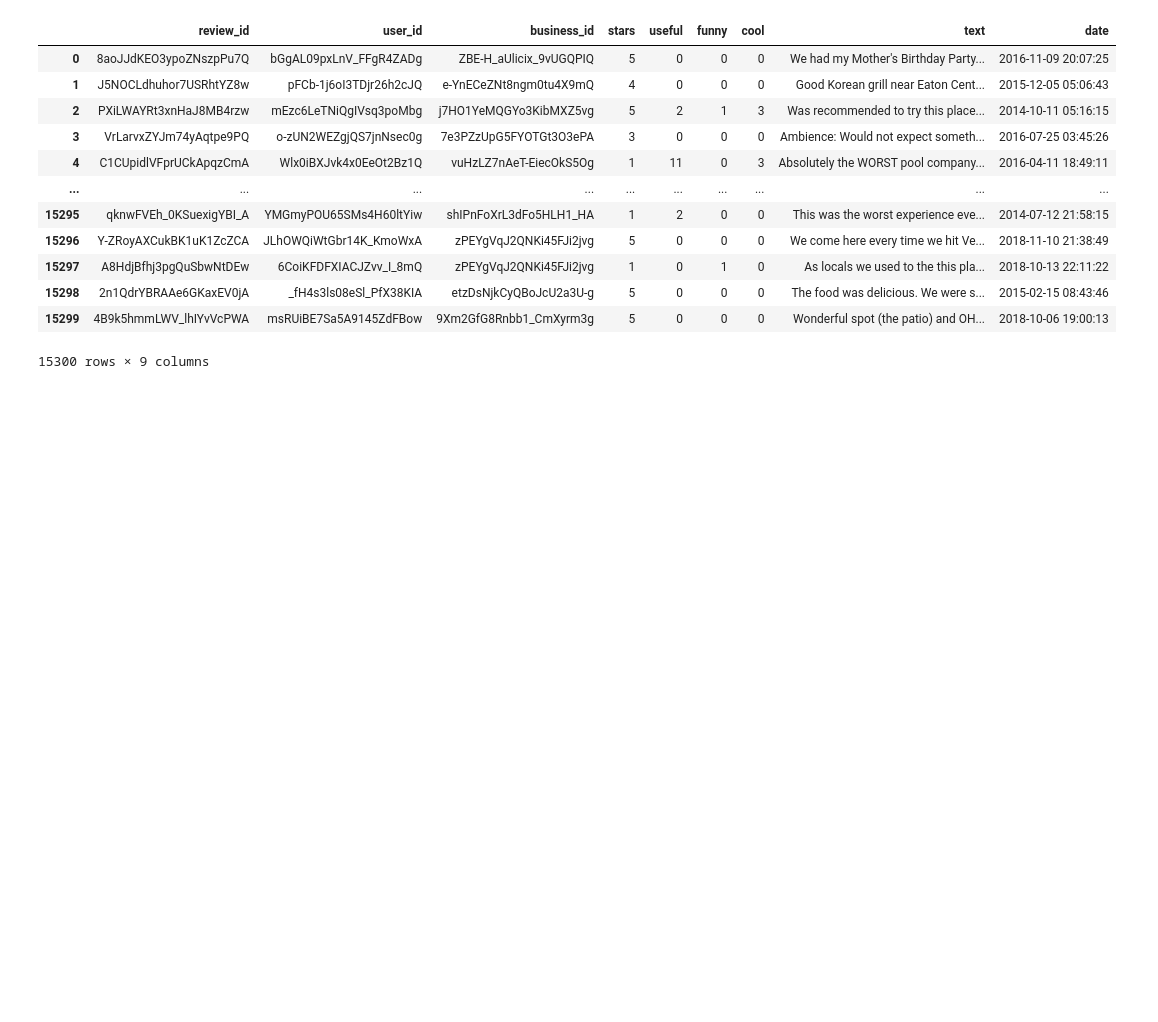
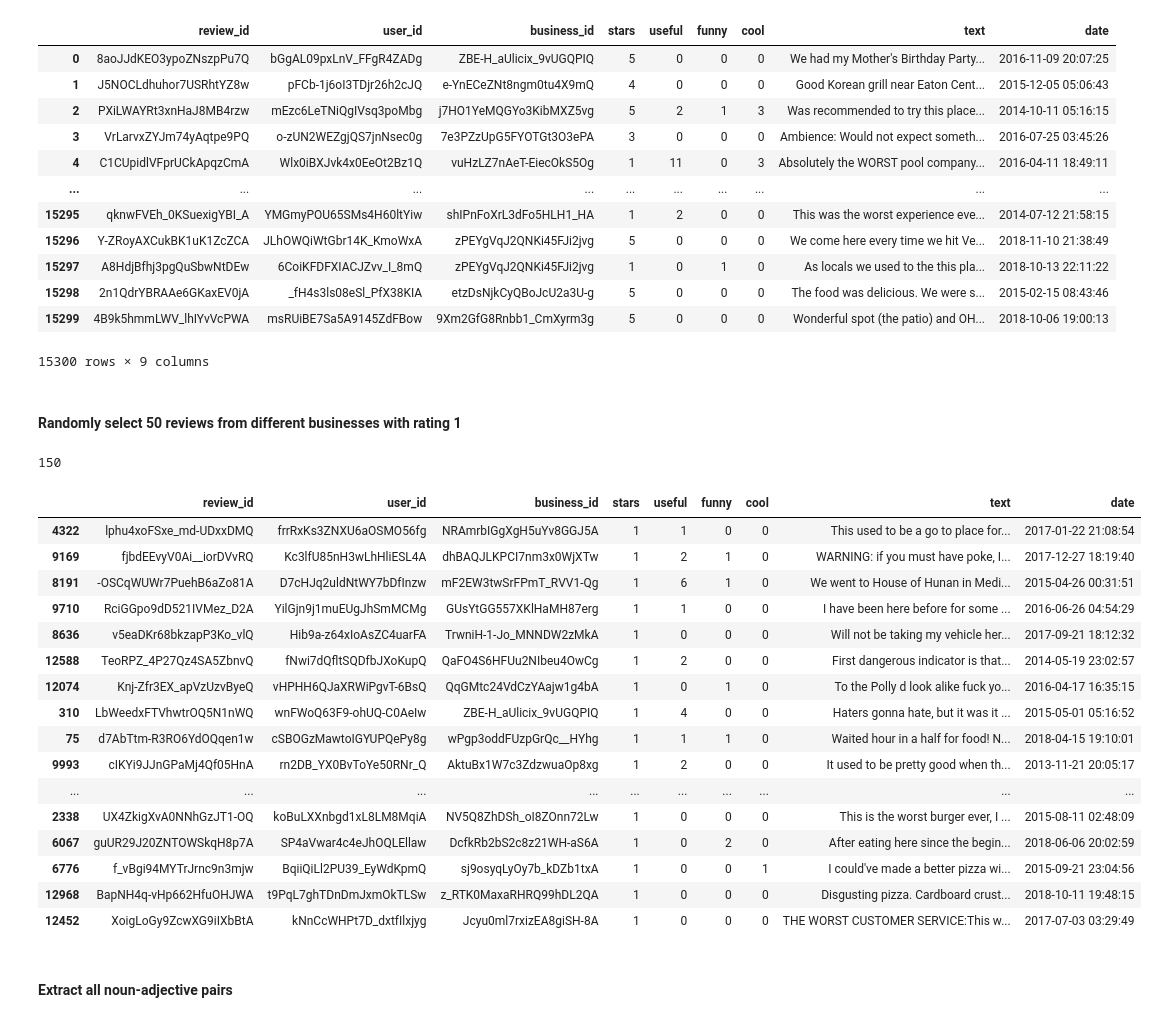
Before and after one commit to kaneishere/CZ4045, a Jupyter notebook: Most frequent pairing/noun-adj-pair.ipynb, the cells around one changed output. Saved outputs shown, nothing was run; the diff lists cells and outputs as text; code cells hidden in the pictures; blank space fills up the shorter version.

```diff
--- a/Most frequent pairing/noun-adj-pair.ipynb
+++ b/Most frequent pairing/noun-adj-pair.ipynb
@@ -23,3 +23,5 @@ display(data)
 | 15298 | 2n1QdrYBRAAe6GKaxEV0jA | _fH4s3ls08eSl_PfX38KIA | etzDsNjkCyQBoJcU2a3U-g | 5 | 0 | 0 | 0 | The food was delicious. We were s... | 2015-02-15 08:43:46 |
 | 15299 | 4B9k5hmmLWV_lhIYvVcPWA | msRUiBE7Sa5A9145ZdFBow | 9Xm2GfG8Rnbb1_CmXyrm3g | 5 | 0 | 0 | 0 | Wonderful spot (the patio) and OH... | 2018-10-06 19:00:13 |
 15300 rows × 9 columns
+# %% [markdown]
+#### Randomly select 50 reviews from different businesses with rating 1
@@ -25,0 +31,34 @@ display(data)
+# %%
+# Filter reviews with 1 star and store in a dataframe
+oneStar = data[data['stars']==1]
+# %%
+# Group by business ID and sample a random 1-star review from each group (1 per business)
+grouped = oneStar.groupby('business_id').sample(n=1)
+len(grouped)
+# %% [output]
+150
+# %%
+# Randomly select 50 reviews of rating 1 (one from each business)
+random50 = grouped.sample(n=50)
+#len(random50)
+display(random50)
+# %% [output]
+|  | review_id | user_id | business_id | stars | useful | funny | cool | text | date |
+| 4322 | lphu4xoFSxe_md-UDxxDMQ | frrRxKs3ZNXU6aOSMO56fg | NRAmrbIGgXgH5uYv8GGJ5A | 1 | 1 | 0 | 0 | This used to be a go to place for... | 2017-01-22 21:08:54 |
+| 9169 | fjbdEEvyV0Ai__iorDVvRQ | Kc3lfU85nH3wLhHliESL4A | dhBAQJLKPCI7nm3x0WjXTw | 1 | 2 | 1 | 0 | WARNING: if you must have poke, I... | 2017-12-27 18:19:40 |
+| 8191 | -OSCqWUWr7PuehB6aZo81A | D7cHJq2uldNtWY7bDfInzw | mF2EW3twSrFPmT_RVV1-Qg | 1 | 6 | 1 | 0 | We went to House of Hunan in Medi... | 2015-04-26 00:31:51 |
+| 9710 | RciGGpo9dD521IVMez_D2A | YilGjn9j1muEUgJhSmMCMg | GUsYtGG557XKlHaMH87erg | 1 | 1 | 0 | 0 | I have been here before for some ... | 2016-06-26 04:54:29 |
+| 8636 | v5eaDKr68bkzapP3Ko_vlQ | Hib9a-z64xIoAsZC4uarFA | TrwniH-1-Jo_MNNDW2zMkA | 1 | 0 | 0 | 0 | Will not be taking my vehicle her... | 2017-09-21 18:12:32 |
+| 12588 | TeoRPZ_4P27Qz4SA5ZbnvQ | fNwi7dQfltSQDfbJXoKupQ | QaFO4S6HFUu2NIbeu4OwCg | 1 | 2 | 0 | 0 | First dangerous indicator is that... | 2014-05-19 23:02:57 |
+| 12074 | Knj-Zfr3EX_apVzUzvByeQ | vHPHH6QJaXRWiPgvT-6BsQ | QqGMtc24VdCzYAajw1g4bA | 1 | 0 | 1 | 0 | To the Polly d look alike fuck yo... | 2016-04-17 16:35:15 |
+| 310 | LbWeedxFTVhwtrOQ5N1nWQ | wnFWoQ63F9-ohUQ-C0AeIw | ZBE-H_aUlicix_9vUGQPIQ | 1 | 4 | 0 | 0 | Haters gonna hate, but it was it ... | 2015-05-01 05:16:52 |
+| 75 | d7AbTtm-R3RO6YdOQqen1w | cSBOGzMawtoIGYUPQePy8g | wPgp3oddFUzpGrQc__HYhg | 1 | 1 | 1 | 0 | Waited hour in a half for food! N... | 2018-04-15 19:10:01 |
+| 9993 | cIKYi9JJnGPaMj4Qf05HnA | rn2DB_YX0BvToYe50RNr_Q | AktuBx1W7c3ZdzwuaOp8xg | 1 | 2 | 0 | 0 | It used to be pretty good when th... | 2013-11-21 20:05:17 |
+| ... | ... | ... | ... | ... | ... | ... | ... | ... | ... |
+| 2338 | UX4ZkigXvA0NNhGzJT1-OQ | koBuLXXnbgd1xL8LM8MqiA | NV5Q8ZhDSh_oI8ZOnn72Lw | 1 | 0 | 0 | 0 | This is the worst burger ever, I ... | 2015-08-11 02:48:09 |
+| 6067 | guUR29J20ZNTOWSkqH8p7A | SP4aVwar4c4eJhOQLEllaw | DcfkRb2bS2c8z21WH-aS6A | 1 | 0 | 2 | 0 | After eating here since the begin... | 2018-06-06 20:02:59 |
+| 6776 | f_vBgi94MYTrJrnc9n3mjw | BqiiQiLl2PU39_EyWdKpmQ | sj9osyqLyOy7b_kDZb1txA | 1 | 0 | 0 | 1 | I could've made a better pizza wi... | 2015-09-21 23:04:56 |
+| 12968 | BapNH4q-vHp662HfuOHJWA | t9PqL7ghTDnDmJxmOkTLSw | z_RTK0MaxaRHRQ99hDL2QA | 1 | 0 | 0 | 0 | Disgusting pizza. Cardboard crust... | 2018-10-11 19:48:15 |
+| 12452 | XoigLoGy9ZcwXG9iIXbBtA | kNnCcWHPt7D_dxtfIlxjyg | Jcyu0ml7rxizEA8giSH-8A | 1 | 0 | 0 | 0 | THE WORST CUSTOMER SERVICE:This w... | 2017-07-03 03:29:49 |
+# %% [markdown]
+#### Extract all noun-adjective pairs
```
Also changed, not shown: parts of 13 cells of this notebook, 1 other file.
